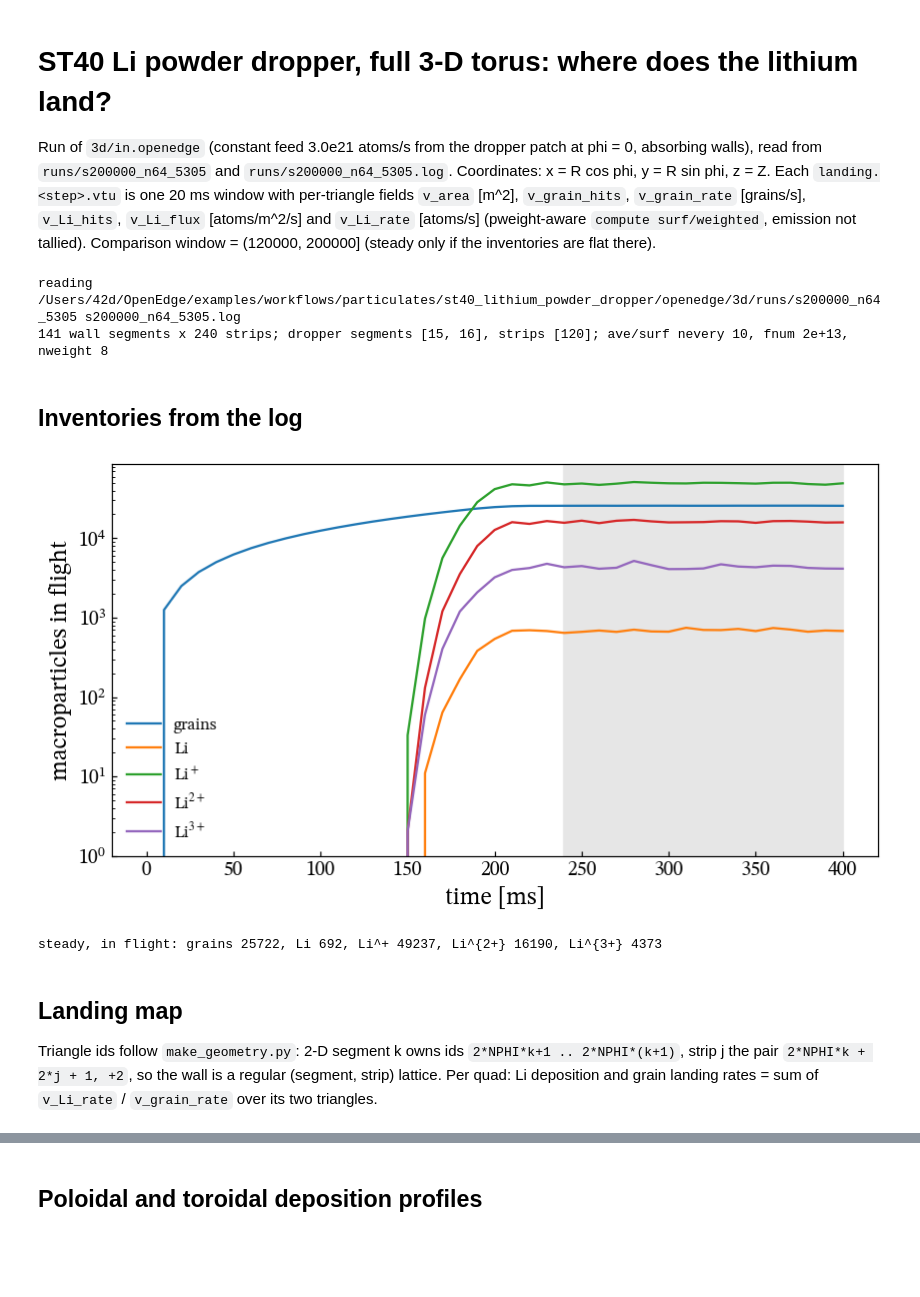
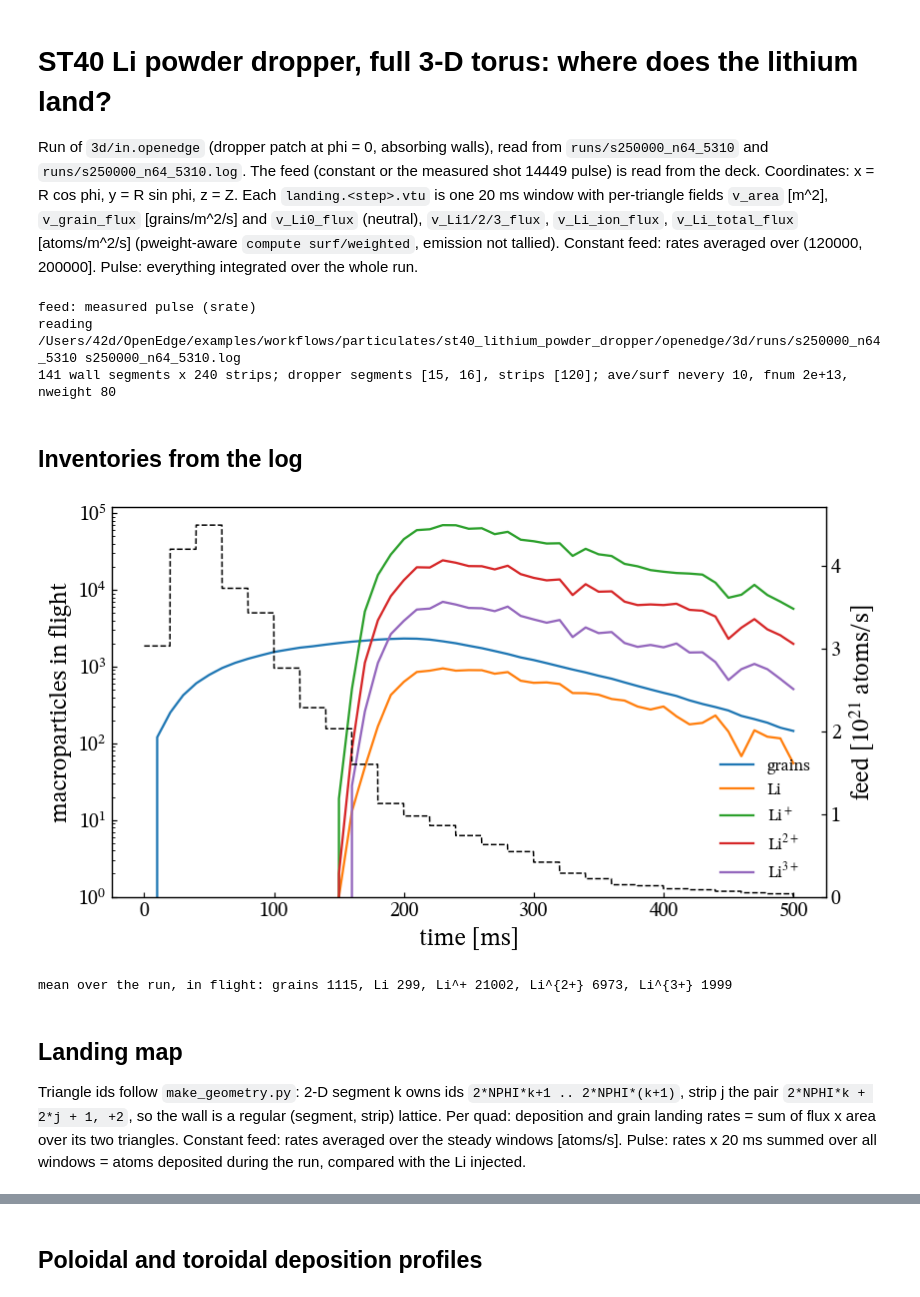
Before and after one commit to ORNL-Fusion/OpenEdge, a Jupyter notebook: examples/workflows/particulates/st40_lithium_powder_dropper/openedge/3d/notebooks/st40_3d_landing.ipynb, the cells around one changed output, grey strips where cells are left out. Saved outputs shown, nothing was run; the diff lists cells and outputs as text; code cells hidden in the pictures; blank space fills up the shorter version.

Commit message:
update 3d st40 case

```diff
--- a/examples/workflows/particulates/st40_lithium_powder_dropper/openedge/3d/notebooks/st40_3d_landing.ipynb
+++ b/examples/workflows/particulates/st40_lithium_powder_dropper/openedge/3d/notebooks/st40_3d_landing.ipynb
@@ -1,12 +1,13 @@
 # %% [markdown]
 # ST40 Li powder dropper, full 3-D torus: where does the lithium land?
 
-Run of `3d/in.openedge` (constant feed 3.0e21 atoms/s from the dropper patch at
-phi = 0, absorbing walls), read from `runs/s200000_n64_5305` and `runs/s200000_n64_5305.log`.
+Run of `3d/in.openedge` (dropper patch at phi = 0, absorbing walls), read from `runs/s250000_n64_5310`
+and `runs/s250000_n64_5310.log`. The feed (constant or the measured shot 14449 pulse) is read from the deck.
 Coordinates: x = R cos phi, y = R sin phi, z = Z. Each `landing.<step>.vtu` is one
-20 ms window with per-triangle fields `v_area` [m^2], `v_grain_hits`, `v_grain_rate`
-[grains/s], `v_Li_hits`, `v_Li_flux` [atoms/m^2/s] and `v_Li_rate` [atoms/s]
-(pweight-aware `compute surf/weighted`, emission not tallied). Comparison window = (120000, 200000] (steady only if the inventories are flat there).
+20 ms window with per-triangle fields `v_area` [m^2], `v_grain_flux` [grains/m^2/s] and
+`v_Li0_flux` (neutral), `v_Li1/2/3_flux`, `v_Li_ion_flux`, `v_Li_total_flux` [atoms/m^2/s]
+(pweight-aware `compute surf/weighted`, emission not tallied). Constant feed: rates averaged
+over (120000, 200000]. Pulse: everything integrated over the whole run.
 # %%
 import re, glob
 from pathlib import Path
@@ -19,8 +20,8 @@ import pyvista as pv
 CASE = Path.cwd().resolve()
 if CASE.name == "notebooks":
     CASE = CASE.parent
-OUT = CASE / "runs/s200000_n64_5305"
-LOG = CASE / "runs/s200000_n64_5305.log"
+OUT = CASE / "runs/s250000_n64_5310"
+LOG = CASE / "runs/s250000_n64_5310.log"
 STEADY_FROM = 120000
 STEADY_TO = 200000
 DT = 2.0e-6                       # s per step
@@ -31,14 +32,23 @@ NWEIGHT = float(re.search(r"variable nweight\s+index\s+(\S+)", deck).group(1))
 gsp = re.search(r"variable gspecies\s+index\s+(\S+)", deck).group(1)        # grain species file of the deck
 molwt = float([l.split() for l in open(CASE / gsp) if l.startswith("droplet")][0][1])
 ATOMS_PER_GRAIN = 0 or molwt / 6.941      # atoms per physical grain (from the species file unless overridden)
-FEED = 3e+21                     # atoms/s; 0 = time-dependent source, no percentages
-def pct(x): return f"{100*x/FEED:.1f}% of feed" if FEED > 0 else "(time-dependent feed)"
-import json
-CASE_JSON = OUT.parent / "case.json"          # written by scripts/run_matrix.sh: the -var overrides of the deck
-if CASE_JSON.exists():
-    cj = json.load(open(CASE_JSON))
-    NWEIGHT = float(cj.get("nweight", NWEIGHT)); ATOMS_PER_GRAIN = float(cj.get("atoms_per_grain", ATOMS_PER_GRAIN)); FEED = float(cj.get("feed", FEED))
-    print("matrix case:", cj)
+NEMIT = int(re.search(r"variable nemit\s+index\s+(\d+)", deck).group(1))
+NWIN = int(re.search(r"variable nwin\s+index\s+(\d+)", deck).group(1))
+NSRC = re.search(r"variable nsrc\s+index\s+(\S+)", deck).group(1)
+PULSE = NSRC == "v_srate"
+ATOMS_PER_MARKER = NWEIGHT * ATOMS_PER_GRAIN / (NEMIT * DT)      # atoms/s per macro-grain per emission event
+if PULSE:                                      # staircase (lo, hi, macro-grains per event) from input/srate_3d.deck
+    BLOCKS = [(int(a), int(b), float(v)) for a, b, v in
+              re.findall(r"\(step>=(\d+)\)\*\(step<(\d+)\)\*([\d.]+)", open(CASE / "input/srate_3d.deck").read())]
+    STEADY_FROM, STEADY_TO = -1, 10**9         # whole run
+else:
+    BLOCKS = [(0, 10**9, float(NSRC))]
+def feed(step):                                # atoms/s
+    return sum(v for a, b, v in BLOCKS if a <= step < b) * ATOMS_PER_MARKER
+FEED = feed(0)                                 # constant feed [atoms/s]
+def pct(x): return f"{100*x/REF:.1f}% of {'injected Li' if PULSE else 'feed'}"
+UNIT = "atoms" if PULSE else "atoms/s"
+print("feed:", "measured pulse (srate)" if PULSE else f"constant {FEED:.3g} atoms/s")
 plt.rcParams.update({
     "font.family": "serif", "font.serif": ["STIX Two Text", "STIXGeneral", "DejaVu Serif"],
     "mathtext.fontset": "stix", "font.size": 15, "axes.labelsize": 16, "axes.titlesize": 15,
@@ -83,44 +93,48 @@ s_mid_d = s_mid - s0
 phi_c = (np.arange(NPHI) - NPHI // 2) * DPHI          # strip centres, dropper at 0
 seg_mid = 0.5 * (WALL + np.roll(WALL, -1, axis=0))      # (R, Z) of each segment
 # %% [output]
-reading /Users/42d/OpenEdge/examples/workflows/particulates/st40_lithium_powder_dropper/openedge/3d/runs/s200000_n64_5305 s200000_n64_5305.log
-141 wall segments x 240 strips; dropper segments [15, 16], strips [120]; ave/surf nevery 10, fnum 2e+13, nweight 8
+feed: measured pulse (srate)
+reading /Users/42d/OpenEdge/examples/workflows/particulates/st40_lithium_powder_dropper/openedge/3d/runs/s250000_n64_5310 s250000_n64_5310.log
+141 wall segments x 240 strips; dropper segments [15, 16], strips [120]; ave/surf nevery 10, fnum 2e+13, nweight 80
 # %% [markdown]
 ## Inventories from the log
 # %%
 cols = rows = None
 if not LOG.exists():
     print("no log for this run: inventories unavailable (log was overwritten)")
 for line in (open(LOG) if LOG.exists() else []):
     t = line.split()
     if t[:2] == ["Step", "CPU"]: cols = t; rows = []; continue
     if cols is not None and len(t) == len(cols) and t[0].isdigit():
         rows.append([float(v) for v in t])
     elif cols is not None and t[:1] == ["Loop"]: break
 if cols is None: rows = []
 S = {k: np.array([r[i] for r in rows]) for i, k in enumerate(cols)} if cols else {}
 if S:
   t_ms = S["Step"] * DT * 1e3
   names = ["grains", "Li", "Li$^+$", "Li$^{2+}$", "Li$^{3+}$"]
   fig, ax = plt.subplots(figsize=(8, 4.5))
   for i, n in enumerate(names, 1):
       if f"c_cnt[{i}]" in S: ax.plot(t_ms, S[f"c_cnt[{i}]"], label=n)
-  ax.set(xlabel="time [ms]", ylabel="macroparticles in flight", yscale="log", ylim=(1, None)); ax.legend()
-  ax.axvspan(STEADY_FROM * DT * 1e3, STEADY_TO * DT * 1e3, color="0.9")
+  ax.set(xlabel="time [ms]", ylabel="macroparticles in flight", yscale="log", ylim=(1, None)); ax.legend(loc="lower right")
+  ax2 = ax.twinx(); ts = np.arange(0, S["Step"].max() + 1, 100)
+  ax2.plot(ts * DT * 1e3, [feed(t) / 1e21 for t in ts], "k--", lw=1); ax2.set_ylabel(r"feed [$10^{21}$ atoms/s]"); ax2.set_ylim(0, None)
+  if not PULSE: ax.axvspan(STEADY_FROM * DT * 1e3, STEADY_TO * DT * 1e3, color="0.9")
   plt.tight_layout(); plt.show()
   steady = (S["Step"] > STEADY_FROM) & (S["Step"] <= STEADY_TO)
-  print("steady, in flight: " + ", ".join(f"{n.replace('$', '')} {S[f'c_cnt[{i}]'][steady].mean():.0f}"
+  print(("mean over the run" if PULSE else "steady") + ", in flight: " + ", ".join(f"{n.replace('$', '')} {S[f'c_cnt[{i}]'][steady].mean():.0f}"
                                          for i, n in enumerate(names, 1) if f"c_cnt[{i}]" in S))
 # %% [output]
-[figure, old version]
+[figure, new version]
-steady, in flight: grains 25722, Li 692, Li^+ 49237, Li^{2+} 16190, Li^{3+} 4373
+mean over the run, in flight: grains 1115, Li 299, Li^+ 21002, Li^{2+} 6973, Li^{3+} 1999
 # %% [markdown]
 ## Landing map
 
 Triangle ids follow `make_geometry.py`: 2-D segment k owns ids `2*NPHI*k+1 .. 2*NPHI*(k+1)`,
 strip j the pair `2*NPHI*k + 2*j + 1, +2`, so the wall is a regular (segment, strip) lattice.
-Per quad: Li deposition and grain landing rates = sum of `v_Li_rate` / `v_grain_rate`
-over its two triangles.
+Per quad: deposition and grain landing rates = sum of flux x area over its two triangles.
+Constant feed: rates averaged over the steady windows [atoms/s]. Pulse: rates x 20 ms summed
+over all windows = atoms deposited during the run, compared with the Li injected.
 # %%
 def load_landing(path):
     m = pv.read(path)
```
Also changed, not shown: parts of 7 cells of this notebook, 4 other files.
